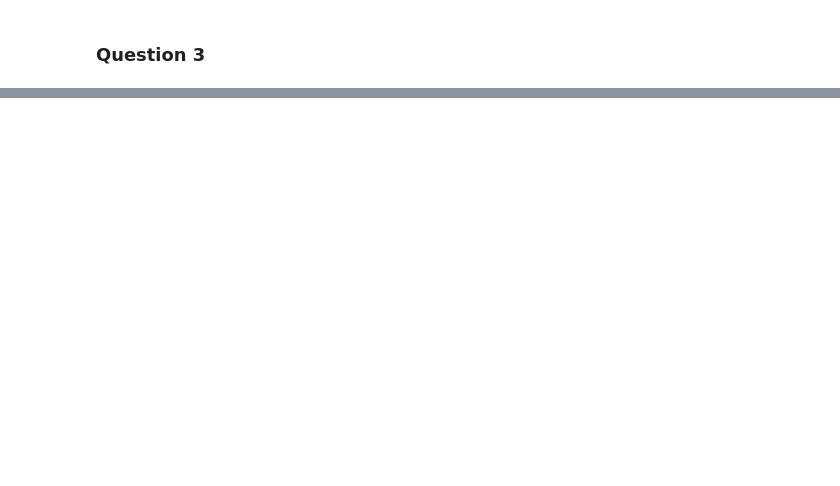
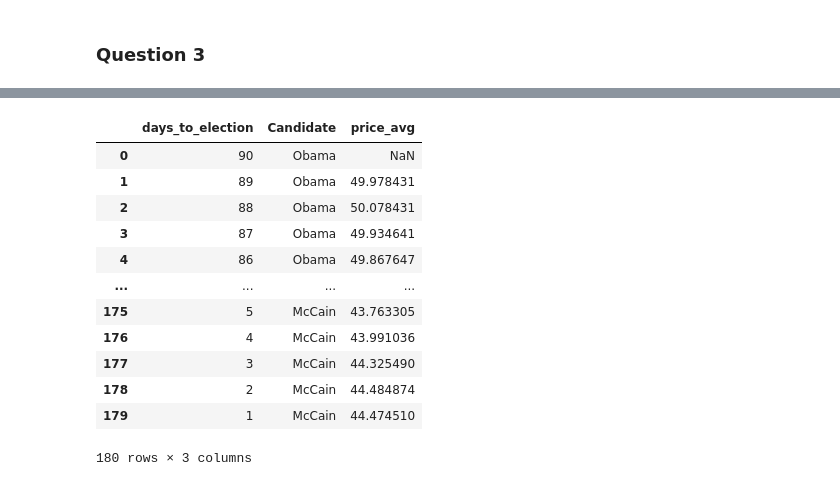
Before and after one commit to sdnrkyncu/QSS-exercises-python, a Jupyter notebook: Prediction/exc_1.ipynb, the cells around one changed output, grey strips where cells are left out. Saved outputs shown, nothing was run; the diff lists cells and outputs as text; code cells hidden in the pictures; blank space fills up the shorter version.

```diff
--- a/Prediction/exc_1.ipynb
+++ b/Prediction/exc_1.ipynb
@@ -215,0 +305,3 @@ Text(2008-10-23 00:00:00, 2650, 'actual election result')
+# %%
+# filter intrade08 based on the desired time period (we want 90 days-period as the previous exercise)
+filtered_df3 = intrade08[(intrade08['day'] < x) & (intrade08['day'] > y)]
@@ -215,0 +343,21 @@ Text(2008-10-23 00:00:00, 2650, 'actual election result')
+# %%
+# reshape the data for plotting purposes
+price08_weekly_avg_reshaped =  price08_weekly_avg.melt(id_vars='days_to_election',
+                                                      var_name='Candidate',
+                                                      value_name='price_avg')
+
+price08_weekly_avg_reshaped
+# %% [output]
+|  | days_to_election | Candidate | price_avg |
+| 0 | 90 | Obama | NaN |
+| 1 | 89 | Obama | 49.978431 |
+| 2 | 88 | Obama | 50.078431 |
+| 3 | 87 | Obama | 49.934641 |
+| 4 | 86 | Obama | 49.867647 |
+| ... | ... | ... | ... |
+| 175 | 5 | McCain | 43.763305 |
+| 176 | 4 | McCain | 43.991036 |
+| 177 | 3 | McCain | 44.325490 |
+| 178 | 2 | McCain | 44.484874 |
+| 179 | 1 | McCain | 44.474510 |
+180 rows × 3 columns
```
Also changed, not shown: parts of 28 cells of this notebook.
